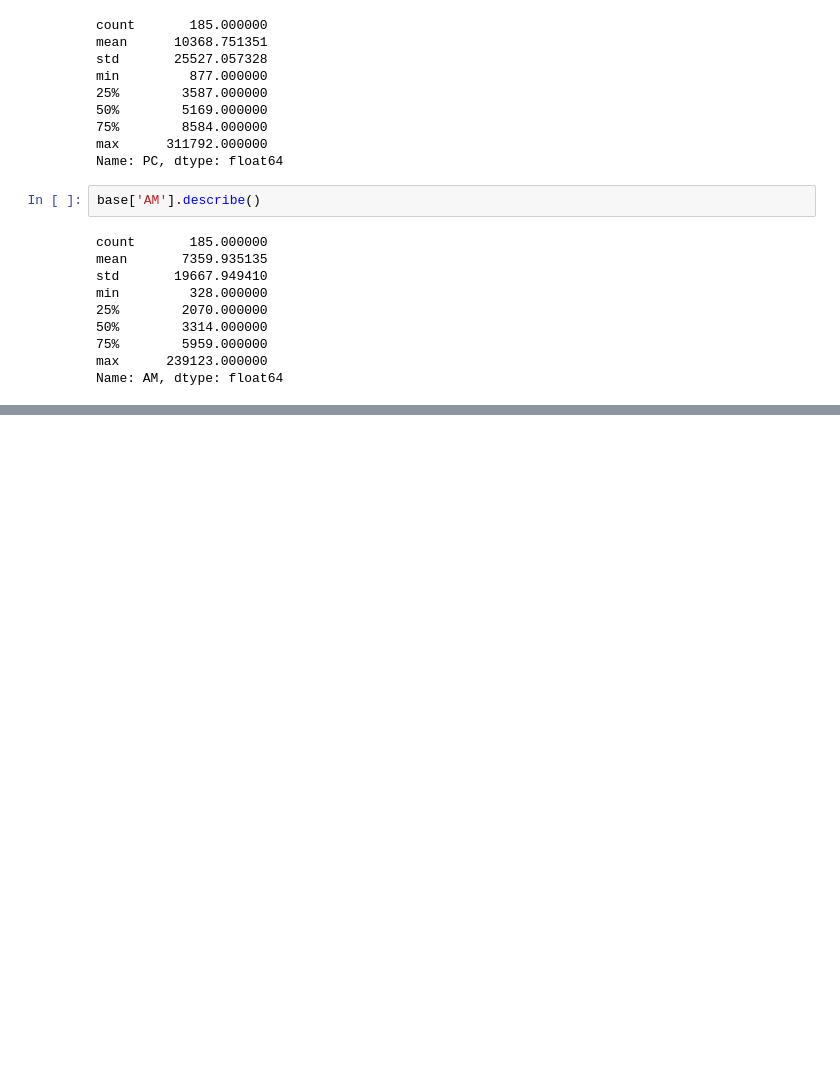
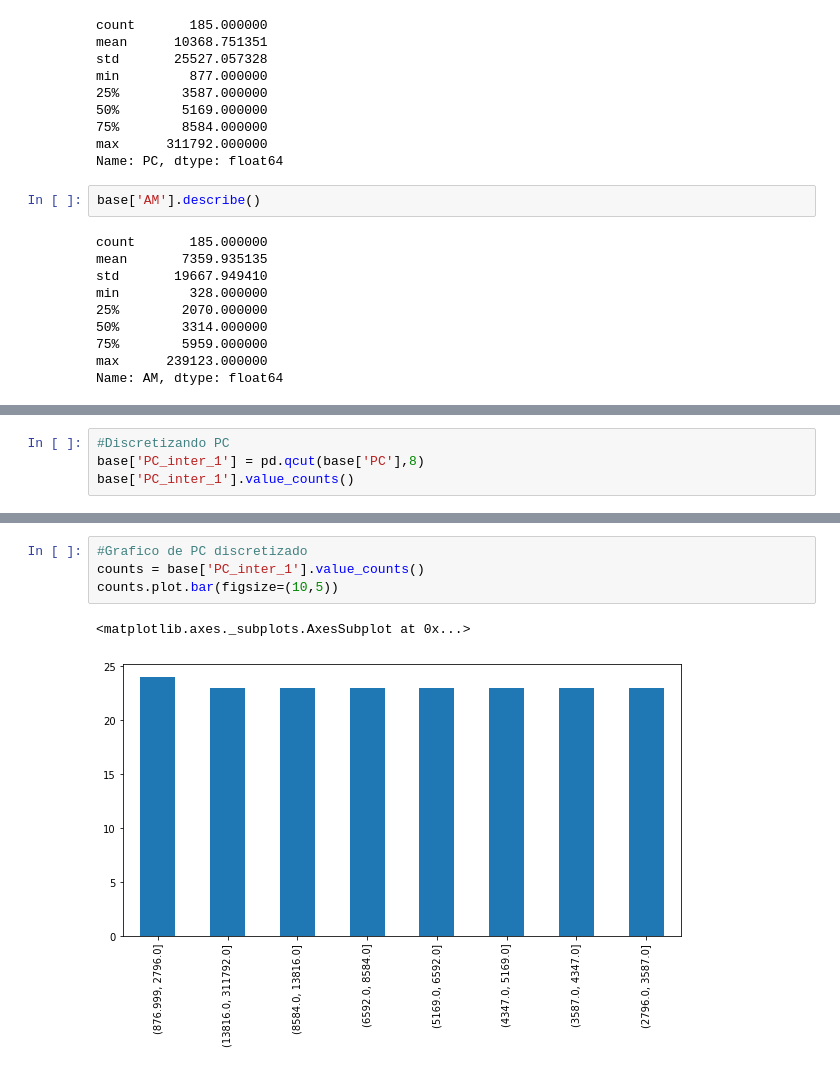
Before and after one commit to VictorMarques94/IntCD, a Jupyter notebook: ProjetoCD.ipynb, the cells around one changed output, grey strips where cells are left out. Drawn from its saved outputs; the diff is of its cells as text; blank space fills up the shorter version.

```diff
--- a/ProjetoCD.ipynb
+++ b/ProjetoCD.ipynb
@@ -176,0 +282,4 @@ Name: AM, dtype: float64
+# %%
+#Discretizando PC
+base['PC_inter_1'] = pd.qcut(base['PC'],8)
+base['PC_inter_1'].value_counts()
@@ -176,0 +296,7 @@ Name: AM, dtype: float64
+# %%
+#Grafico de PC discretizado
+counts = base['PC_inter_1'].value_counts()
+counts.plot.bar(figsize=(10,5))
+# %% [output]
+<matplotlib.axes._subplots.AxesSubplot at 0x...>
+[figure, added]
```
Also changed, not shown: parts of 13 cells of this notebook.
